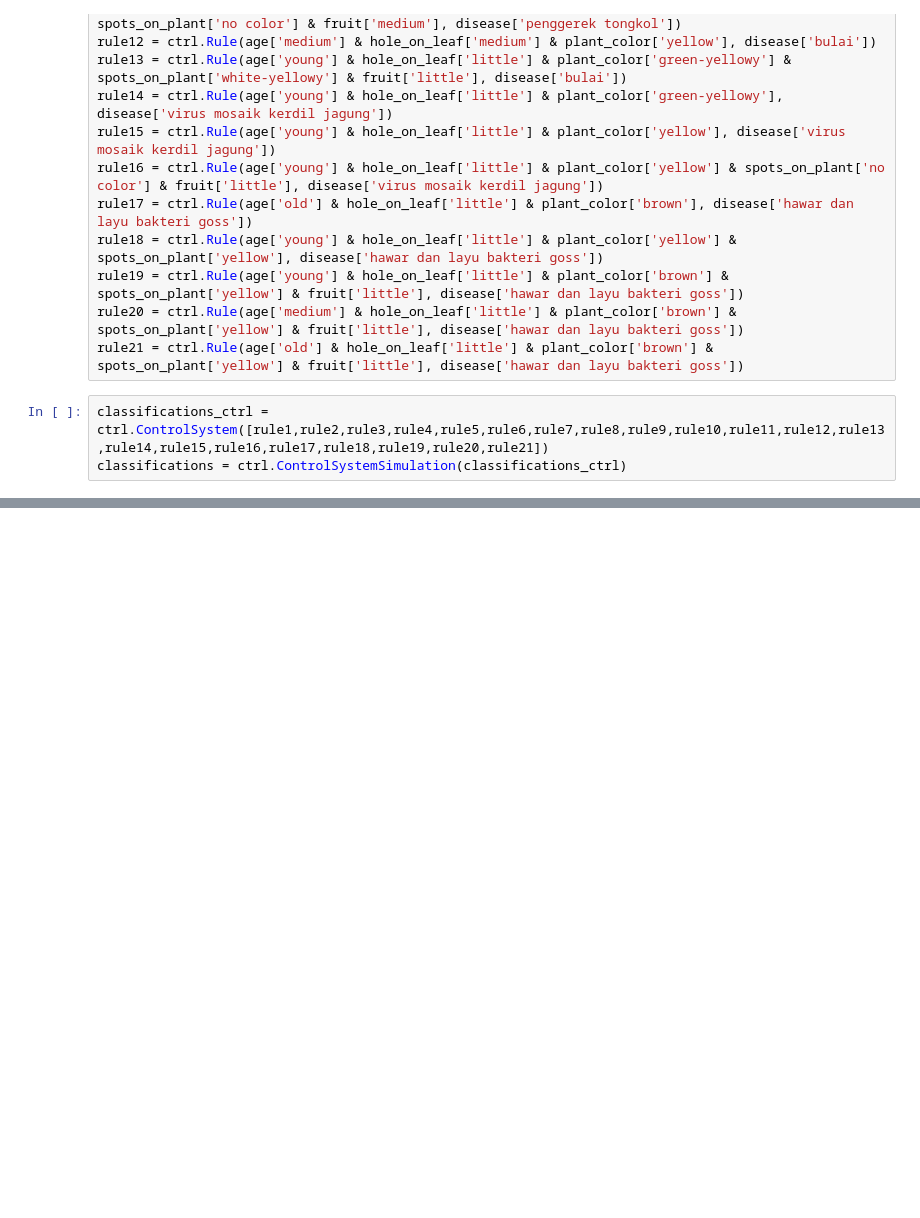
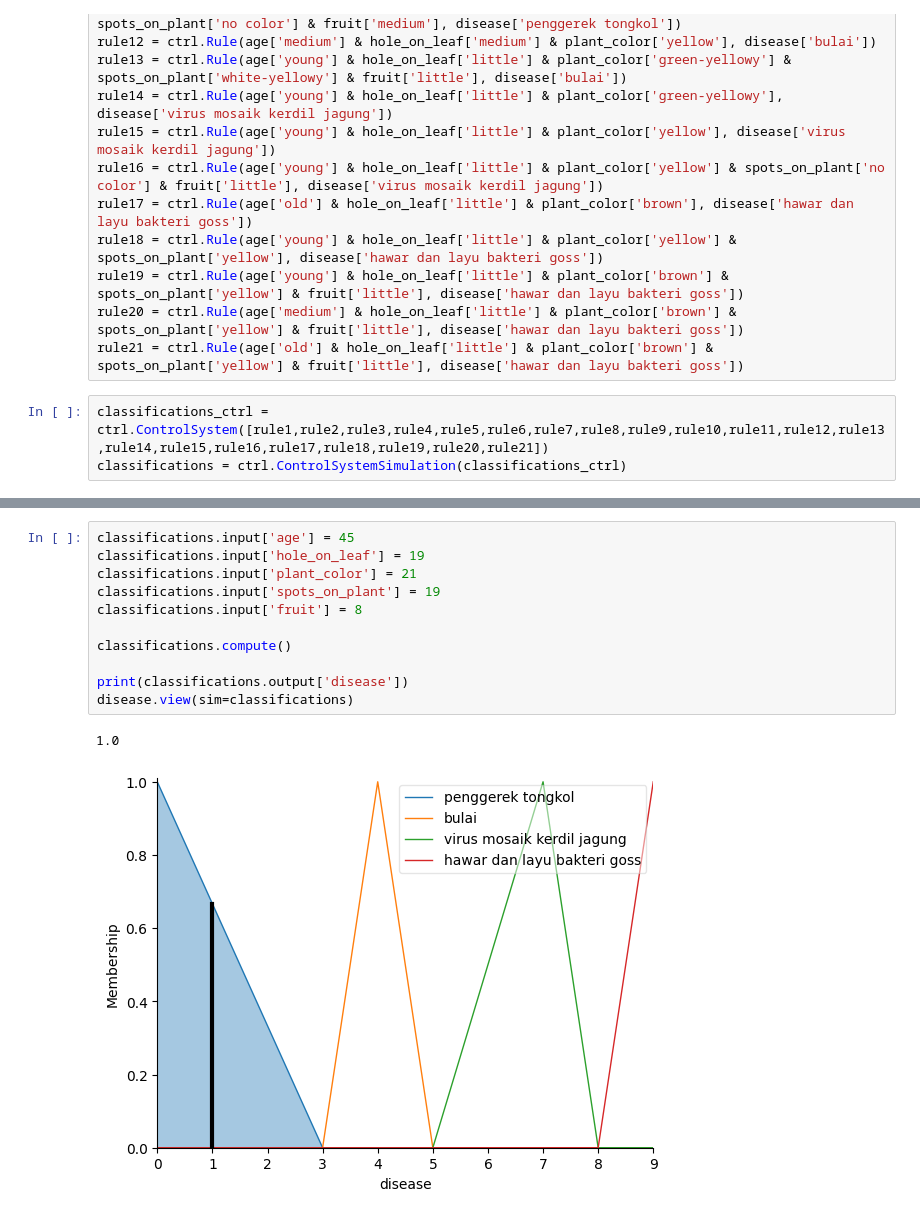
Before and after one commit to Teheft1/kaggle, a Jupyter notebook: fuzzy-try.ipynb, the cells around one changed output, grey strips where cells are left out. Drawn from its saved outputs; the diff is of its cells as text; blank space fills up the shorter version.

```diff
--- a/fuzzy-try.ipynb
+++ b/fuzzy-try.ipynb
@@ -151,0 +152,14 @@ disease.view(sim=classifications)
+# %%
+classifications.input['age'] = 45
+classifications.input['hole_on_leaf'] = 19
+classifications.input['plant_color'] = 21
+classifications.input['spots_on_plant'] = 19
+classifications.input['fruit'] = 8
+
+classifications.compute()
+
+print(classifications.output['disease'])
+disease.view(sim=classifications)
+# %% [output]
+1.0
+[figure, added]
```
Also changed, not shown: parts of 5 cells of this notebook.
